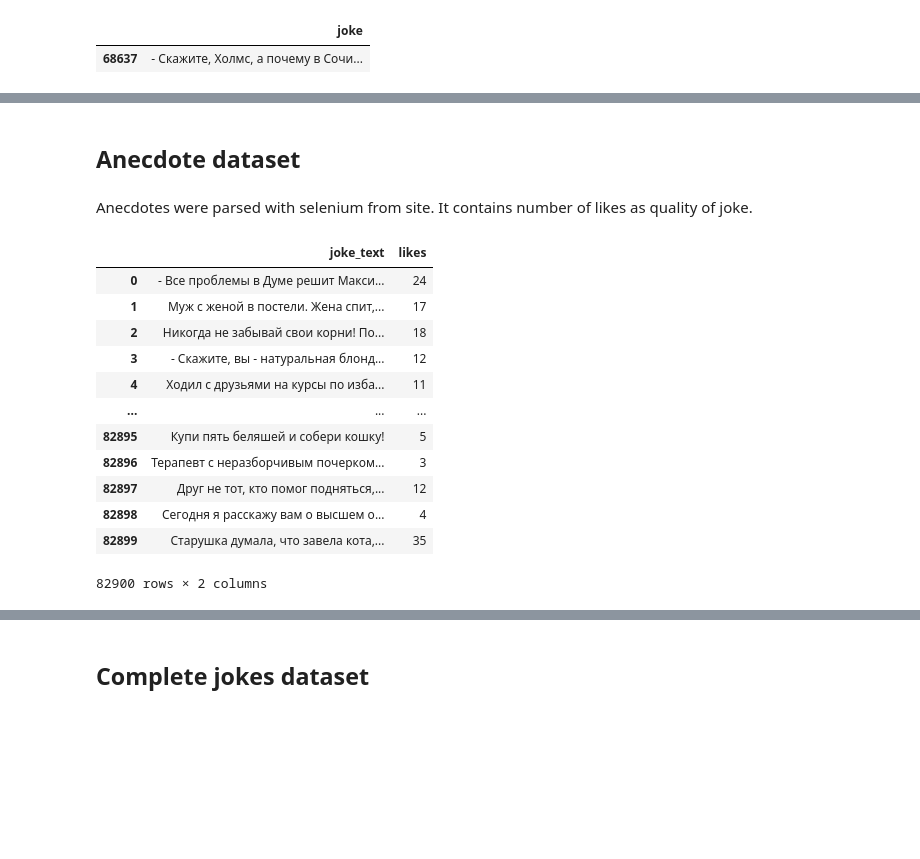
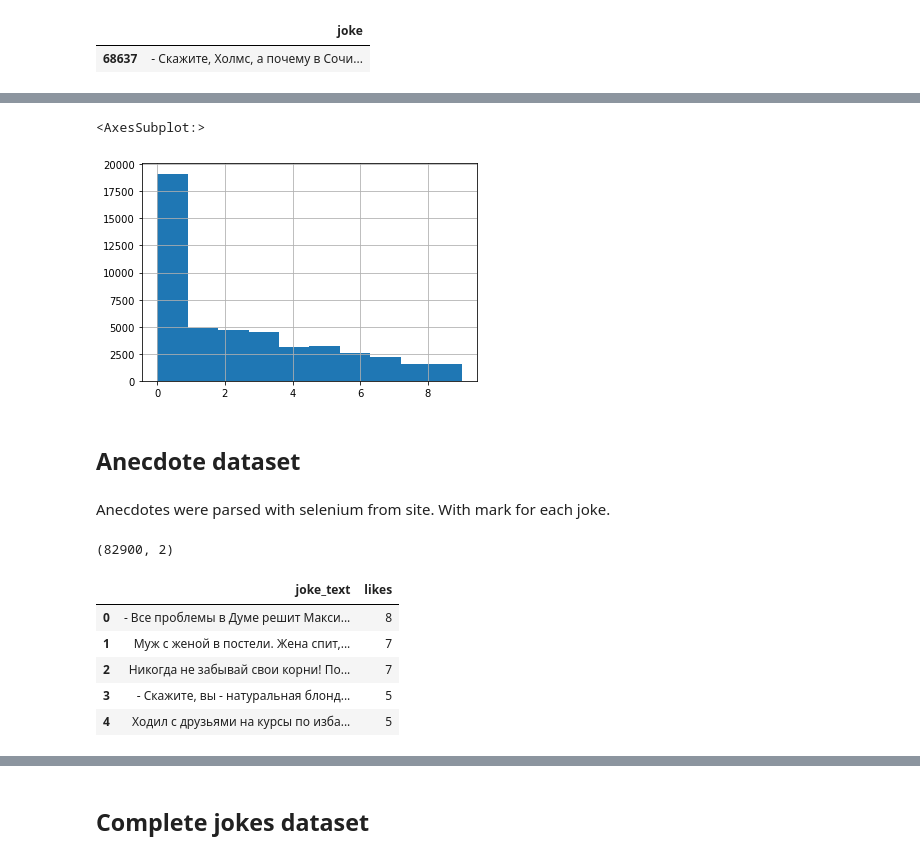
Before and after one commit to nikitosl/jokes-generator, a Jupyter notebook: dataset_prepare.ipynb, the cells around one changed output, grey strips where cells are left out. Saved outputs shown, nothing was run; the diff lists cells and outputs as text; code cells hidden in the pictures; blank space fills up the shorter version.

```diff
--- a/dataset_prepare.ipynb
+++ b/dataset_prepare.ipynb
@@ -362,0 +400,5 @@ df.sample()
+# %%
+df.joke_mark.hist()
+# %% [output]
+<AxesSubplot:>
+[figure, added]
@@ -363,24 +409,22 @@ df.sample()
 # %% [markdown]
 ## Anecdote dataset
 # %% [markdown]
-Anecdotes were parsed with selenium from site. It contains number of likes as quality of joke.
+Anecdotes were parsed with selenium from site. With mark for each joke.
 # %%
 import pandas as pd
 # %%
 df = pd.read_csv('data/anecdote-dataset/anecdote_dataset.tsv', sep='\t')
+# Mark binarization
+df.likes = pd.qcut(df.likes, 10, labels=False, duplicates='drop')
+df.shape
+# %% [output]
+(82900, 2)
 # %%
-df
+df.head()
 # %% [output]
 |  | joke_text | likes |
-| 0 | - Все проблемы в Думе решит Макси... | 24 |
-| 1 | Муж с женой в постели. Жена спит,... | 17 |
-| 2 | Никогда не забывай свои корни! По... | 18 |
-| 3 | - Скажите, вы - натуральная блонд... | 12 |
-| 4 | Ходил с друзьями на курсы по изба... | 11 |
-| ... | ... | ... |
-| 82895 | Купи пять беляшей и собери кошку! | 5 |
-| 82896 | Терапевт с неразборчивым почерком... | 3 |
-| 82897 | Друг не тот, кто помог подняться,... | 12 |
-| 82898 | Сегодня я расскажу вам о высшем о... | 4 |
-| 82899 | Старушка думала, что завела кота,... | 35 |
+| 0 | - Все проблемы в Думе решит Макси... | 8 |
+| 1 | Муж с женой в постели. Жена спит,... | 7 |
+| 2 | Никогда не забывай свои корни! По... | 7 |
+| 3 | - Скажите, вы - натуральная блонд... | 5 |
+| 4 | Ходил с друзьями на курсы по изба... | 5 |
-82900 rows × 2 columns
```
Also changed, not shown: parts of 34 cells of this notebook.
